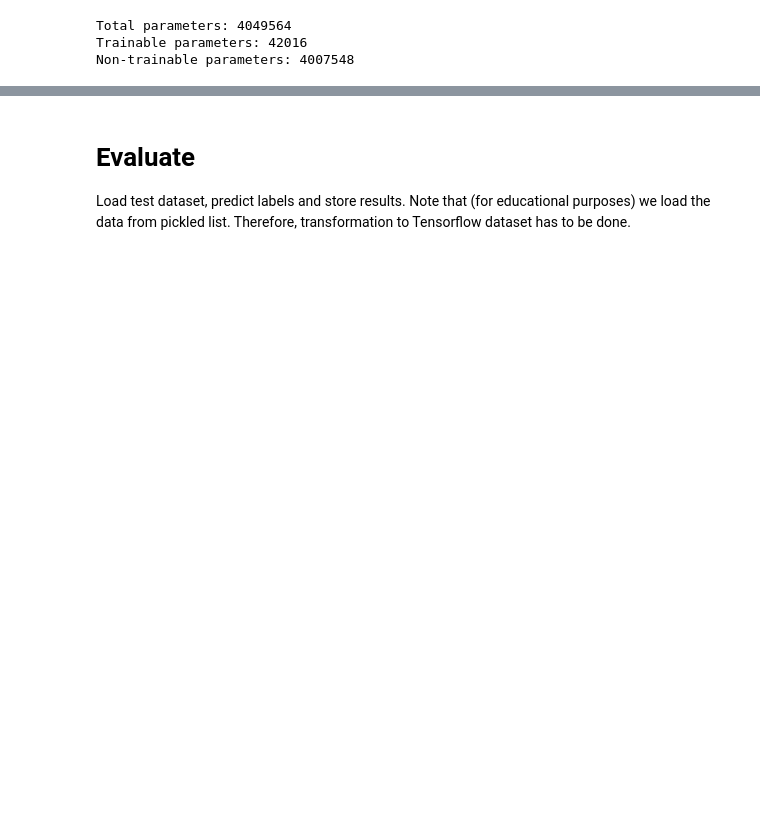
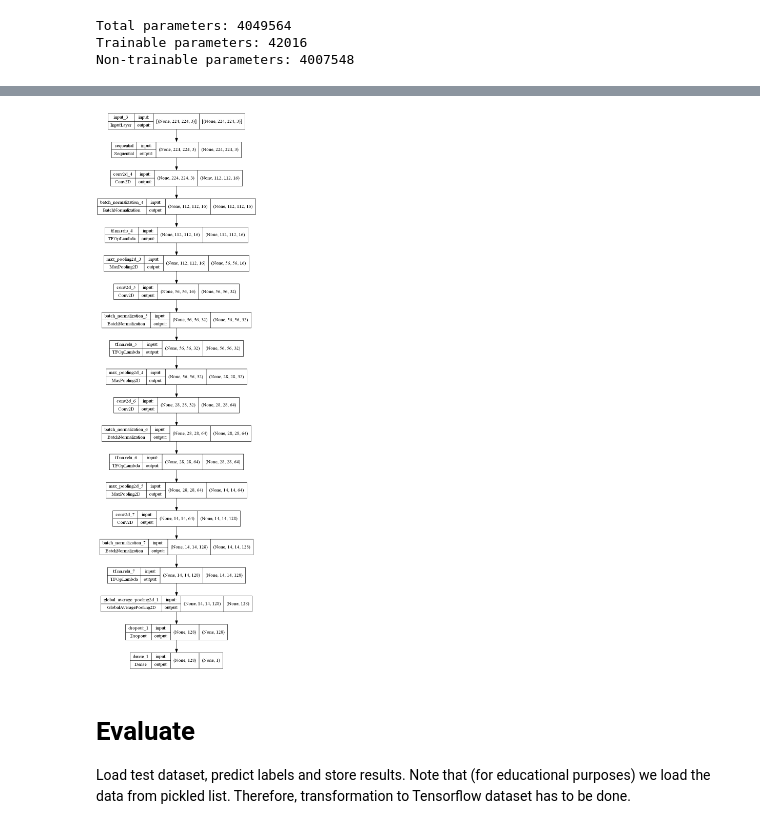
Before and after one commit to ancabenca/ds2-hw, a Jupyter notebook: Assigment2/DS_2_2024_HW2_template.ipynb, the cells around one changed output, grey strips where cells are left out. Saved outputs shown, nothing was run; the diff lists cells and outputs as text; code cells hidden in the pictures; blank space fills up the shorter version.

```diff
--- a/Assigment2/DS_2_2024_HW2_template.ipynb
+++ b/Assigment2/DS_2_2024_HW2_template.ipynb
@@ -126,0 +137,14 @@ hidden = ... # continue
+# %%
+#Pre-processing pipeline
+# Define data augemtation
+#resized_cvd = cats_vs_dogs.map(lambda x, y: (tf.image.resize(x, size), y))
+
+#Není potřeba?
+dog_augmentation = tf.keras.Sequential(
+    [
+        tf.keras.layers.experimental.preprocessing.RandomFlip("horizontal"),
+        tf.keras.layers.experimental.preprocessing.RandomRotation(0.1),
+        tf.keras.layers.experimental.preprocessing.RandomZoom(0.2, 0.2),
+        tf.keras.layers.experimental.preprocessing.RandomTranslation(0.1, 0.1)
+    ]
+)
@@ -127,2 +226,13 @@ hidden = ... # continue
+# %%
+#Extra ze cvičení
+
+# TODO: To make the following line work you need to install graphviz (if you have not done so in one of the previous classes)
+# 1) follow the instructions https://graphviz.gitlab.io/download/?fbclid=IwAR1V-lrRhho5rSfBVYXYISsighqRwOCOgMHLmL_DclkQrPtMXQaKj3mFcqs
+# 2) this notebook has been tested with version 8.0.3
+# 3) make sure you add it to the PATH variable (you are specifically asked during the installation) at least for local user
+
+tf.keras.utils.plot_model(model, show_shapes=True, show_layer_names=True)
+# %% [output]
+[figure, added]
 # %%
 # Compile your model
```
Also changed, not shown: parts of 9 cells of this notebook.
